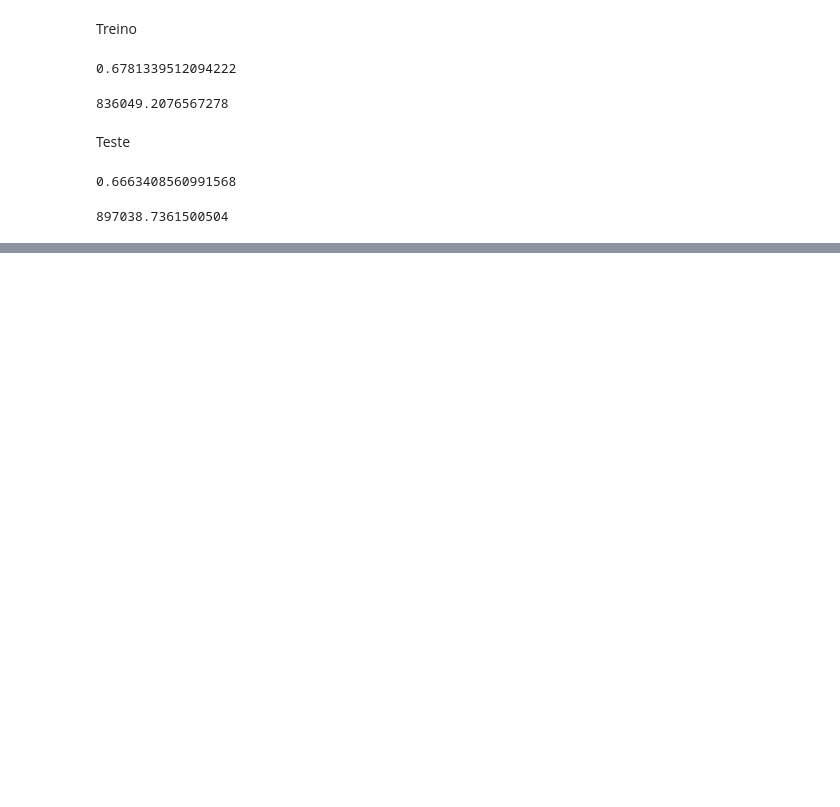
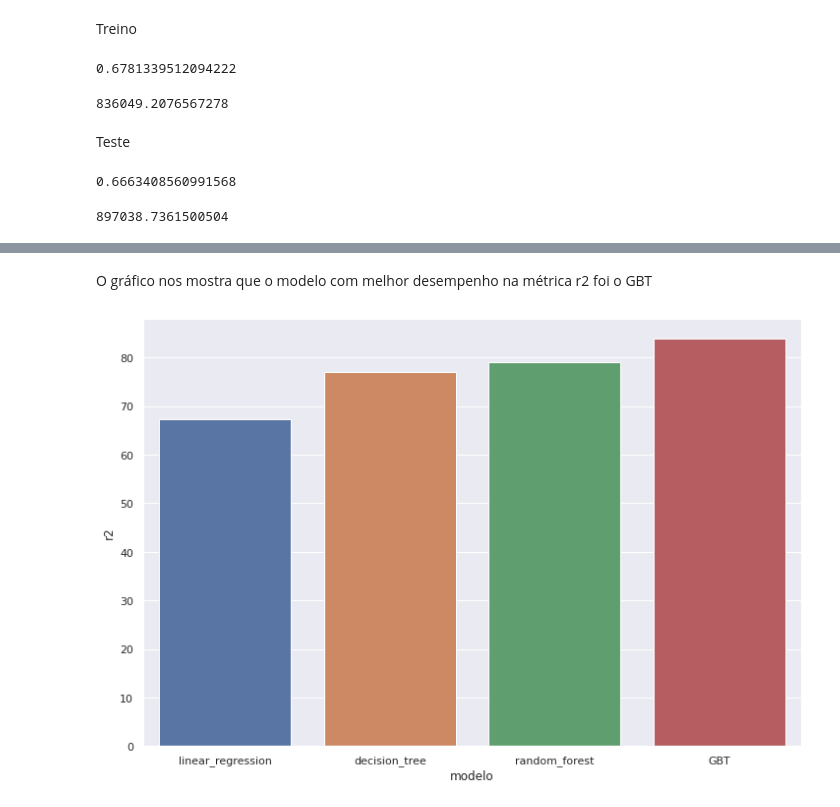
Before and after one commit to kennenvi/Challange-Dados, a Jupyter notebook: Regressao_com_Spark.ipynb, the cells around one changed output, grey strips where cells are left out. Drawn from its saved outputs; the diff is of its cells as text; code cells hidden in the pictures; blank space fills up the shorter version.

Commit message:
Adicionando outros modelos, otimização destes e comparação dos resultados

```diff
--- a/Regressao_com_Spark.ipynb
+++ b/Regressao_com_Spark.ipynb
@@ -469,0 +826,3 @@ RMSE: 897038.736150
+# %%
+# Criando DataFrame com o dicionário contendo os resultados dos modelos
+df_resultado = pd.DataFrame(modelos_resultado)
@@ -469,0 +850,20 @@ RMSE: 897038.736150
+# %%
+# Multiplicando o r2 por 100 para transformá-lo em %
+df_resultado['r2'] = df_resultado['r2'] * 100
+# %%
+# Definindo paleta de cores padrão do seaborn
+sns.set()
+# %%
+# Criando um DataFrame para plotagem
+df_plot = df_resultado.groupby('modelo')\
+    .mean()\
+    .reset_index()\
+    .sort_values(by='r2')
+# %% [markdown]
+O gráfico nos mostra que o modelo com melhor desempenho na métrica r2 foi o GBT
+# %%
+# Criando gráfico de barras com desempenho de cada modelo na métrica r2
+plt.figure(figsize=(12, 8))
+ax = sns.barplot(data=df_plot, x='modelo', y='r2')
+# %% [output]
+[figure, added]
```
Also changed, not shown: parts of 92 cells of this notebook.
